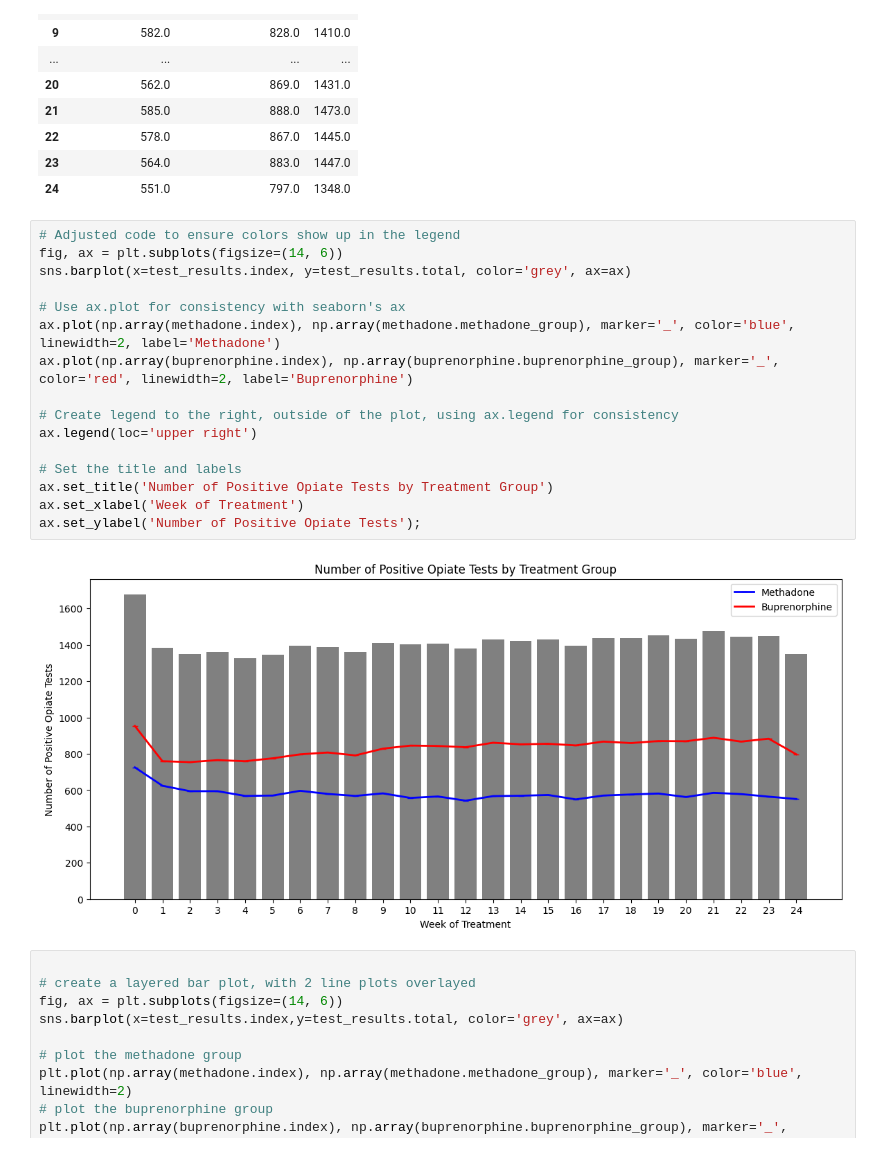
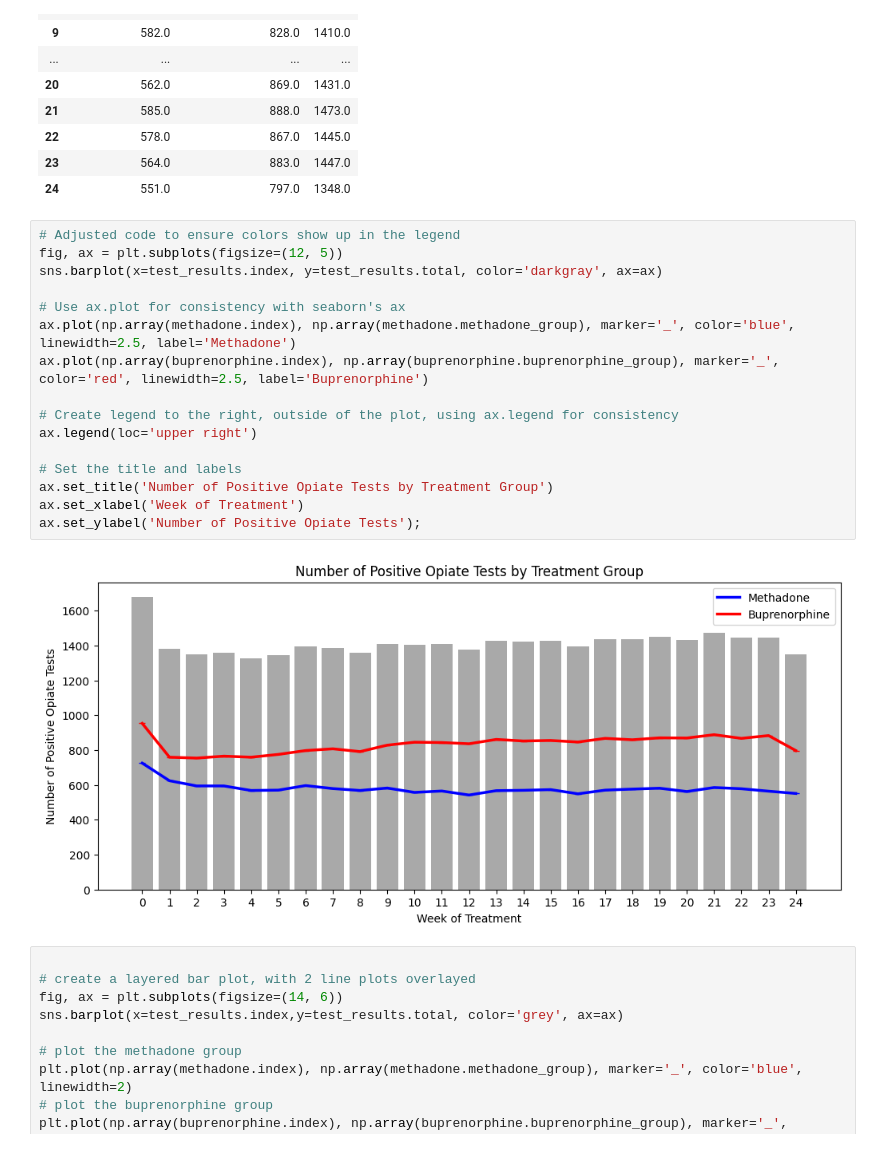
Before and after one commit to DanHerman212/precision_medicine, a Jupyter notebook: code/3_data_visualization.ipynb, the cells around one changed output. Drawn from its saved outputs; the diff is of its cells as text.

```diff
--- a/code/3_data_visualization.ipynb
+++ b/code/3_data_visualization.ipynb
@@ -83,22 +83,22 @@ test_results
 | 24 | 551.0 | 797.0 | 1348.0 |
 # %%
 # Adjusted code to ensure colors show up in the legend
-fig, ax = plt.subplots(figsize=(14, 6))
-sns.barplot(x=test_results.index, y=test_results.total, color='grey', ax=ax)
+fig, ax = plt.subplots(figsize=(12, 5))
+sns.barplot(x=test_results.index, y=test_results.total, color='darkgray', ax=ax)
 
 # Use ax.plot for consistency with seaborn's ax
-ax.plot(np.array(methadone.index), np.array(methadone.methadone_group), marker='_', color='blue', linewidth=2, label='Methadone')
-ax.plot(np.array(buprenorphine.index), np.array(buprenorphine.buprenorphine_group), marker='_', color='red', linewidth=2, label='Buprenorphine')
+ax.plot(np.array(methadone.index), np.array(methadone.methadone_group), marker='_', color='blue', linewidth=2.5, label='Methadone')
+ax.plot(np.array(buprenorphine.index), np.array(buprenorphine.buprenorphine_group), marker='_', color='red', linewidth=2.5, label='Buprenorphine')
 
 # Create legend to the right, outside of the plot, using ax.legend for consistency
 ax.legend(loc='upper right')
 
 # Set the title and labels
 ax.set_title('Number of Positive Opiate Tests by Treatment Group')
 ax.set_xlabel('Week of Treatment')
 ax.set_ylabel('Number of Positive Opiate Tests');
 # %% [output]
-[figure, old version]
+[figure, new version]
 # %%
 
 # create a layered bar plot, with 2 line plots overlayed
```
